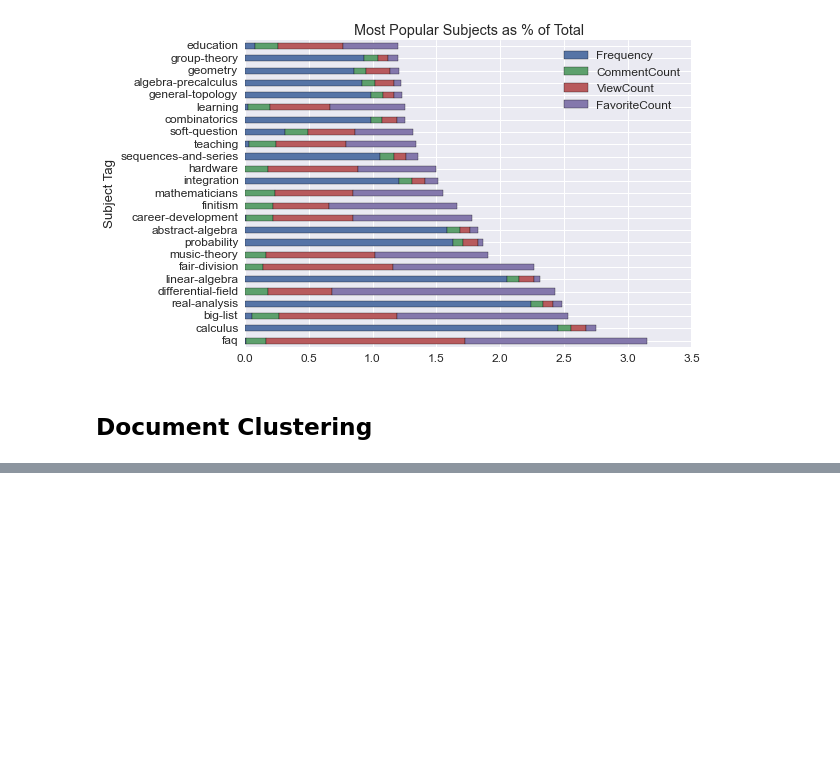
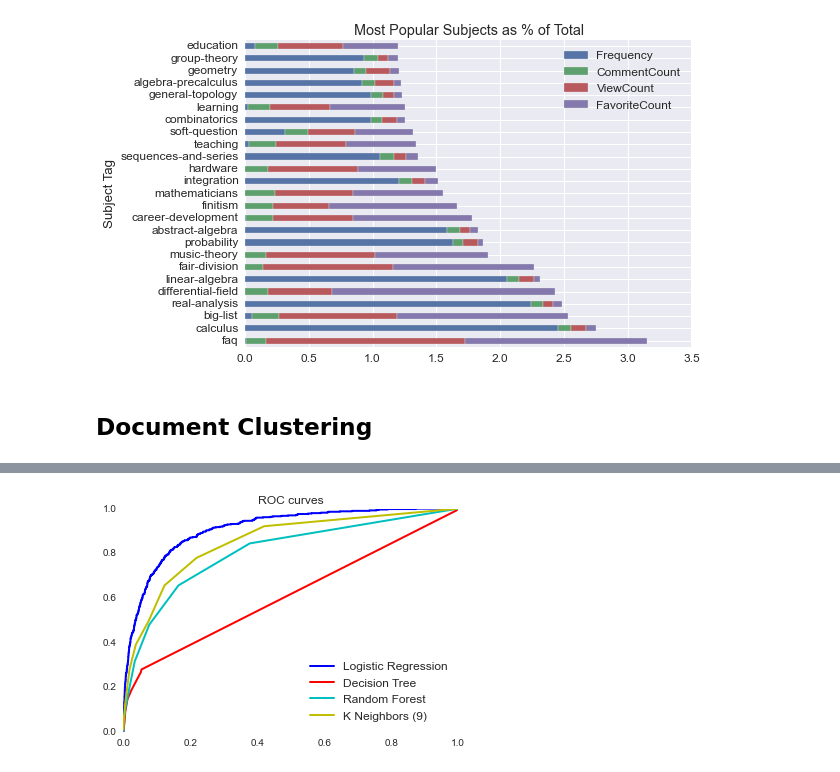
Before and after one commit to jaclynweiser/DS3-Project-Kojak, a Jupyter notebook: Project_Kojak_StackExchange.ipynb, the cells around one changed output, grey strips where cells are left out. Drawn from its saved outputs; the diff is of its cells as text; code cells hidden in the pictures; blank space fills up the shorter version.

```diff
--- a/Project_Kojak_StackExchange.ipynb
+++ b/Project_Kojak_StackExchange.ipynb
@@ -497,0 +583,36 @@ terms = tfidf_vectorizer.get_feature_names()
+# %%
+X = postdataml
+y = postdatadc3.HighSchoolSubject
+# %%
+X_train, X_test, y_train, y_test = train_test_split(X, y, test_size = 0.25, random_state = 42)
+# %%
+models = [LogisticRegression(), DecisionTreeClassifier(max_depth = 4), RandomForestClassifier(), KNeighborsClassifier(n_neighbors = 12)]
+
+def roc_param(estimator, train_X, test_X):
+    model = estimator
+    model.fit(train_X, y_train)
+    test_pred = model.predict_proba(test_X)
+    fpr, tpr, _ = metrics.roc_curve(y_test, test_pred[:,1])
+    roc_params = [fpr, tpr]
+    return roc_params
+# %%
+log_roc = roc_param(models[0], X_train, X_test)
+dtree_roc = roc_param(models[1], X_train, X_test)
+rf_roc = roc_param(models[2], X_train, X_test)
+knn_roc = roc_param(models[3], X_train, X_test)
+# %%
+import matplotlib.pyplot as plt
+%matplotlib inline
+import seaborn as sns
+plt.title("ROC curves")
+plt.plot(log_roc[0], log_roc[1], "b", linewidth = 2, label = "Logistic Regression")
+plt.plot(dtree_roc[0], dtree_roc[1], "r", linewidth = 2, label = "Decision Tree")
+plt.plot(rf_roc[0], rf_roc[1], "c", linewidth = 2, label = "Random Forest")
+plt.plot(knn_roc[0], knn_roc[1], "y", linewidth = 2, label = "K Neighbors (9)")
+plt.legend(loc = 4, prop={'size':12})
+sns.set_context(rc={"figure.figsize": (20, 6)})
+sns.set_palette("deep", desat=.8)
+sns.set(font_scale=1.0)
+plt.show()
+# %% [output]
+[figure, added]
```
Also changed, not shown: parts of 107 cells of this notebook.
